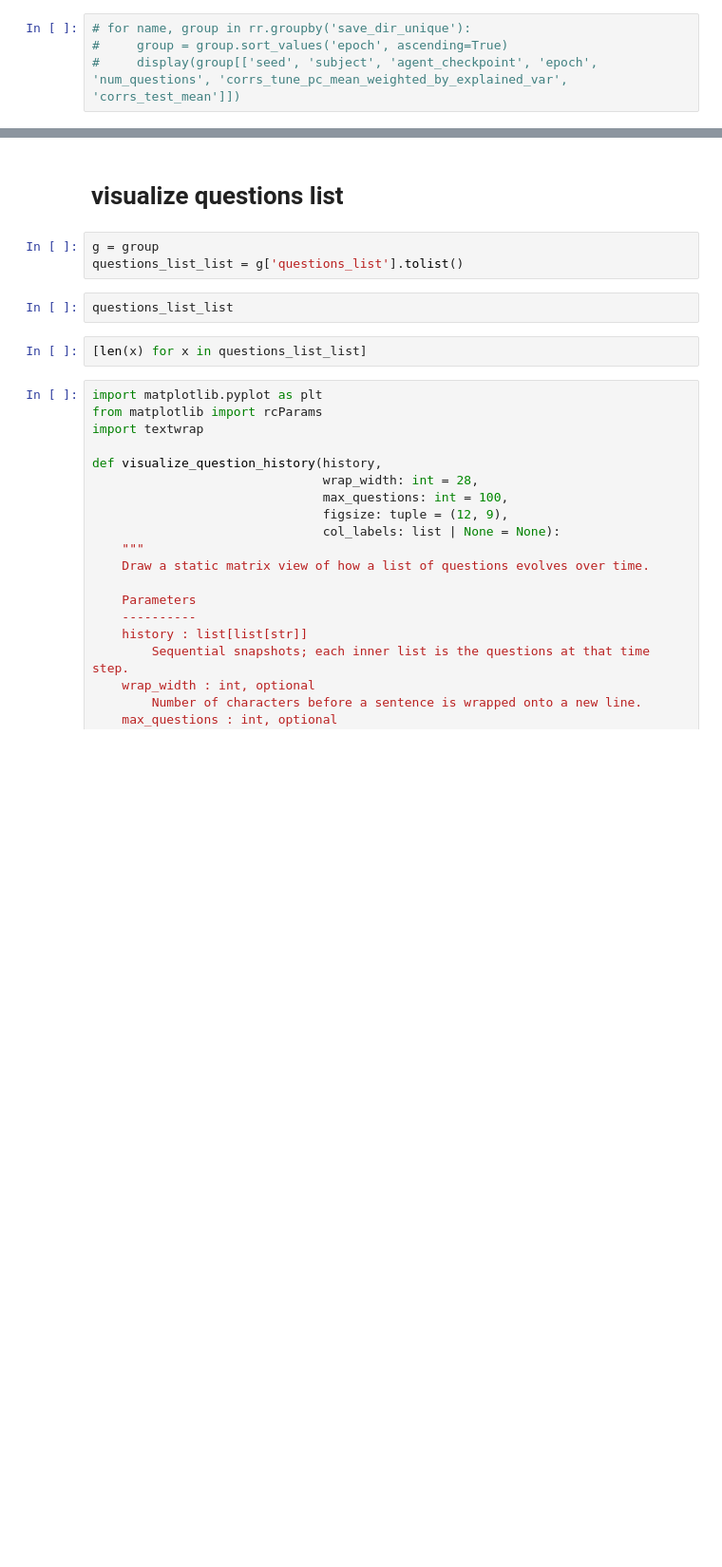
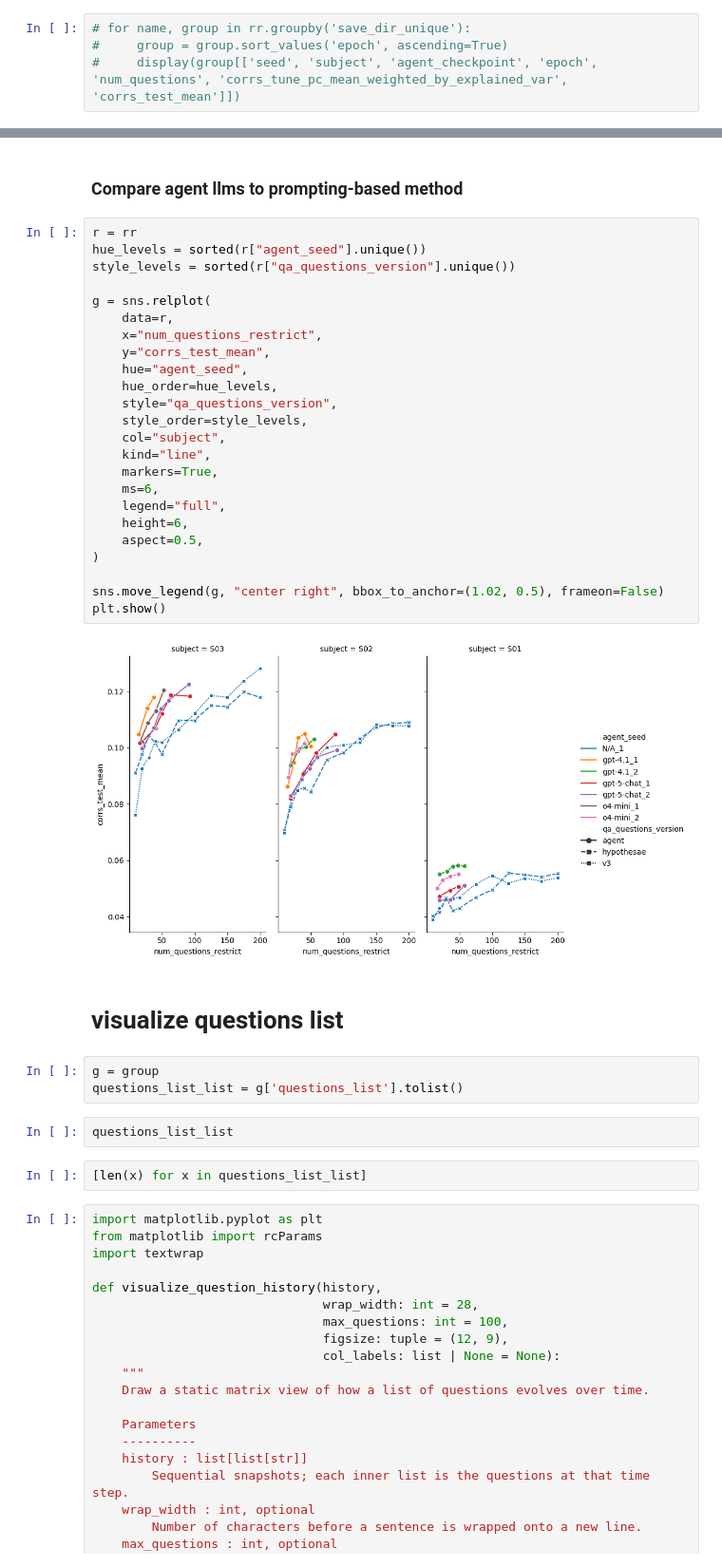
Before and after one commit to microsoft/automated-brain-explanations, a Jupyter notebook: notebooks/7_qa_agent/01_eval_agentic_path.ipynb, the cells around one changed output, grey strips where cells are left out. Shown at 95% size. Saved outputs shown, nothing was run; the diff lists cells and outputs as text; blank space fills up the shorter version.

```diff
--- a/notebooks/7_qa_agent/01_eval_agentic_path.ipynb
+++ b/notebooks/7_qa_agent/01_eval_agentic_path.ipynb
@@ -55,3 +66,31 @@ plt.show()
+# %% [markdown]
+### Compare agent llms to prompting-based method
+# %%
+r = rr
+hue_levels = sorted(r["agent_seed"].unique())
+style_levels = sorted(r["qa_questions_version"].unique())
+
+g = sns.relplot(
+    data=r,
+    x="num_questions_restrict",
+    y="corrs_test_mean",
+    hue="agent_seed",
+    hue_order=hue_levels,
+    style="qa_questions_version",
+    style_order=style_levels,
+    col="subject",
+    kind="line",
+    markers=True,
+    ms=6,
+    legend="full",
+    height=6,
+    aspect=0.5,
+)
+
+sns.move_legend(g, "center right", bbox_to_anchor=(1.02, 0.5), frameon=False)
+plt.show()
+# %% [output]
+[figure, added]
 # %% [markdown]
 # visualize questions list
 # %%
```
Also changed, not shown: parts of 5 cells of this notebook.
